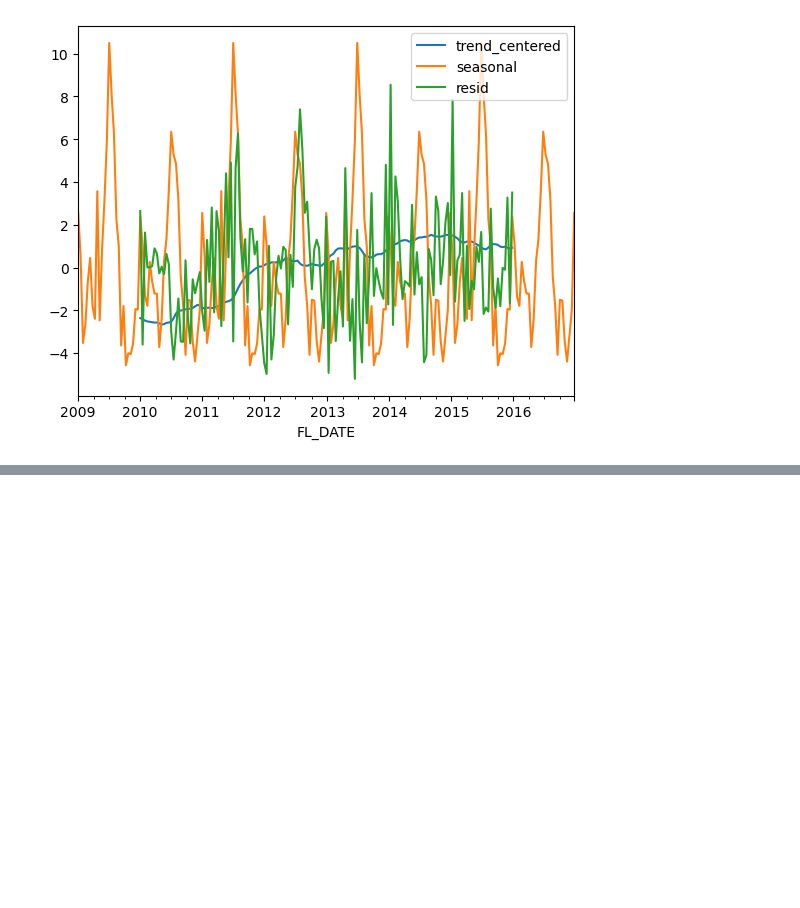
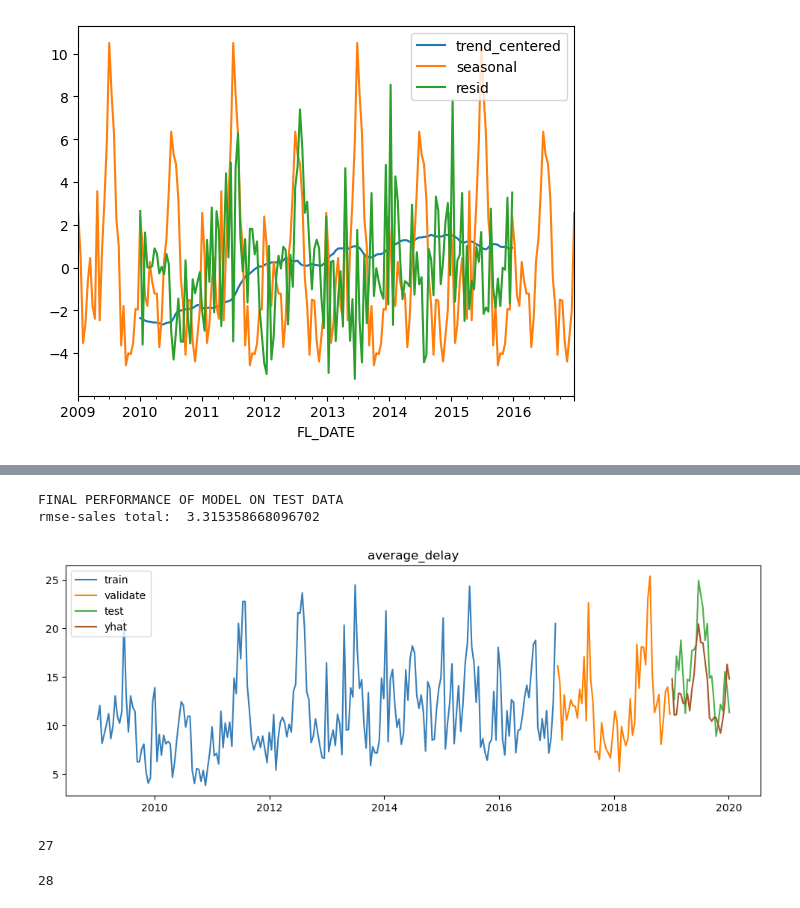
Before and after one commit to Alfred-W-S-Pirovits-Jr/individual-project, a Jupyter notebook: Model.ipynb, the cells around one changed output, grey strips where cells are left out. Drawn from its saved outputs; the diff is of its cells as text; code cells hidden in the pictures; blank space fills up the shorter version.

```diff
--- a/Model.ipynb
+++ b/Model.ipynb
@@ -475,0 +495,29 @@ Freq: 2W-SUN, Name: seasonal, Length: 209, dtype: float64
+# %%
+def final_rmse(test, yhat_df):
+
+    #The predictions does one extra going into 2020
+    yhat_df = yhat_df[0:-1]
+
+    #rmse calculater
+    rmse_sales_total = sqrt(mean_squared_error(test['average_delay'],
+                                           yhat_df['average_delay']))
+
+    print('FINAL PERFORMANCE OF MODEL ON TEST DATA')
+    print('rmse-sales total: ', rmse_sales_total)
+
+
+    final_plot('average_delay', train, validate, test, yhat_df)
+# %%
+final_rmse(test, yhat_df)
+# %% [output]
+FINAL PERFORMANCE OF MODEL ON TEST DATA
+rmse-sales total:  3.315358668096702
+[figure, added]
+# %%
+len(test)
+# %% [output]
+27
+# %%
+len(yhat_df)
+# %% [output]
+28
```
Also changed, not shown: parts of 8 cells of this notebook, 3 other files.
